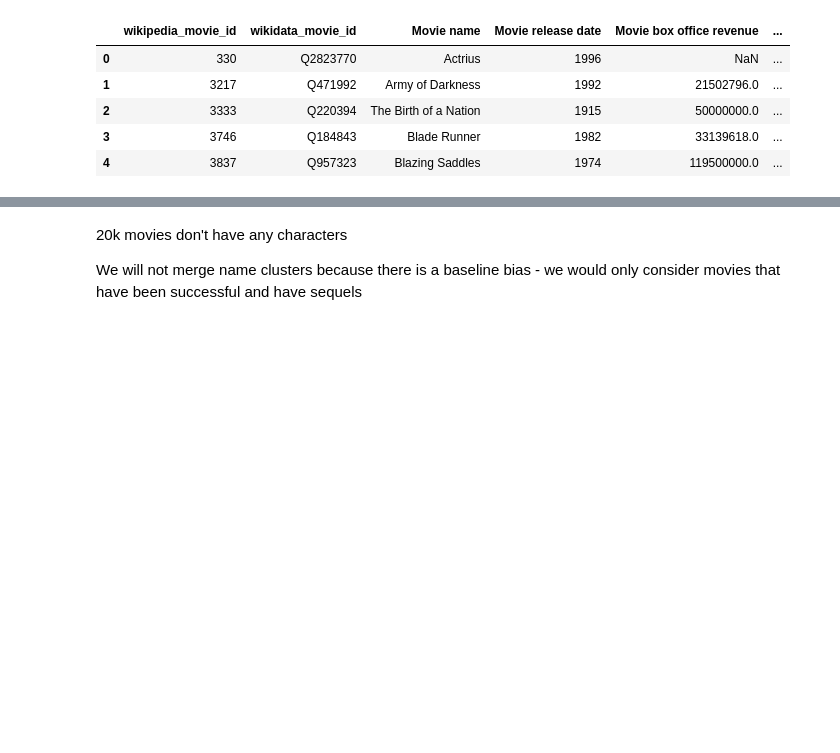
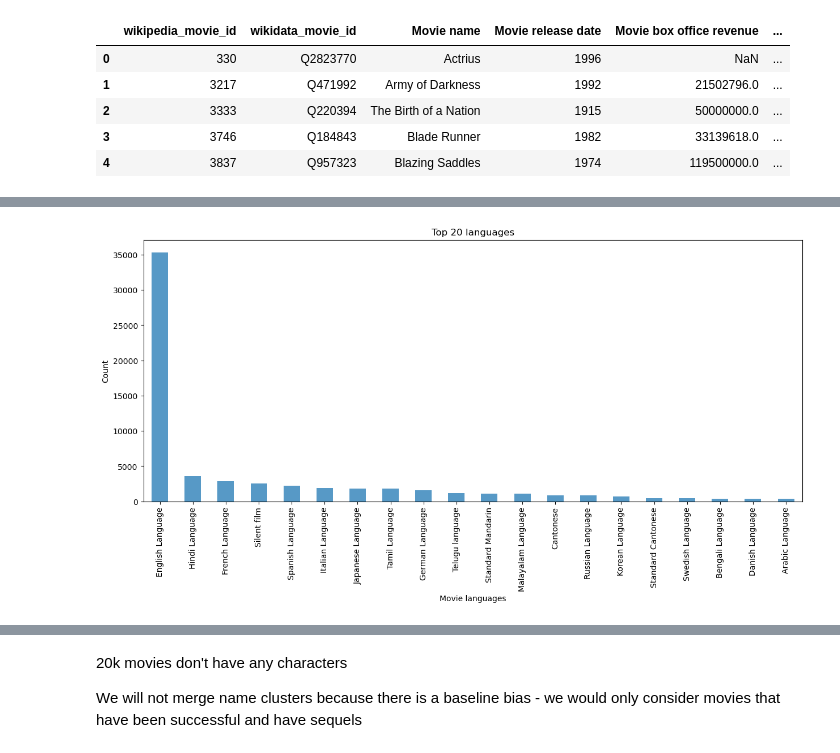
Before and after one commit to epfl-ada/ada-2024-project-insightmasters24, a Jupyter notebook: results.ipynb, the cells around one changed output, grey strips where cells are left out. Cells and saved outputs as stored; diff of their text form; code cells hidden in the pictures; blank space fills up the shorter version.

```diff
--- a/results.ipynb
+++ b/results.ipynb
@@ -533,0 +142,4 @@ Name: revenue, dtype: float64
+# %%
+plot_top_languages(movies_with_characters)
+# %% [output]
+[figure, added]
```
Also changed, not shown: parts of 28 cells of this notebook, 1 other file.
